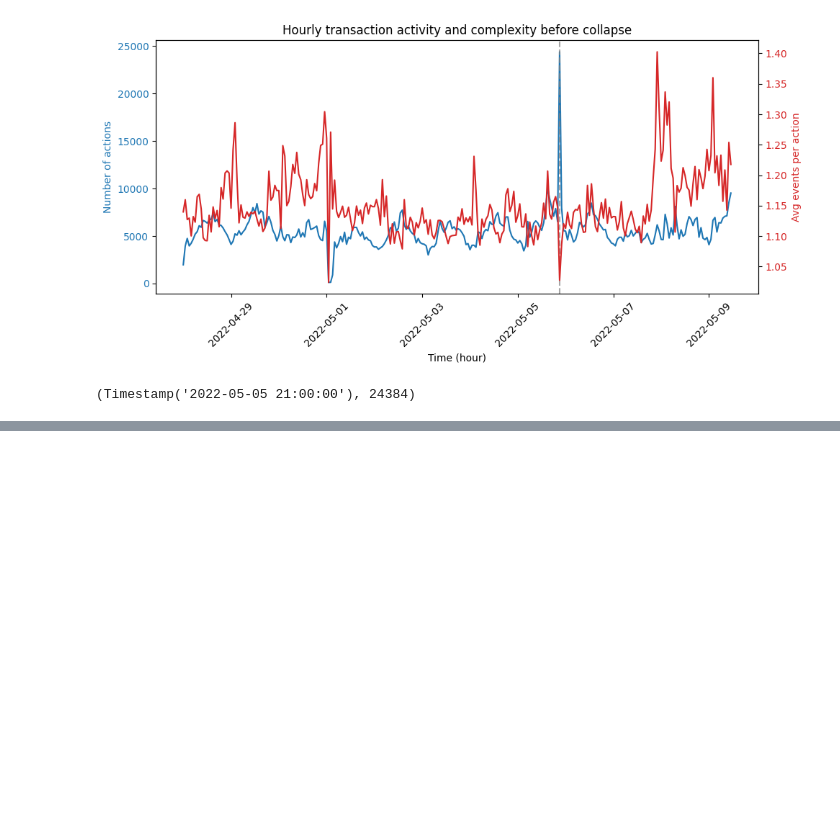
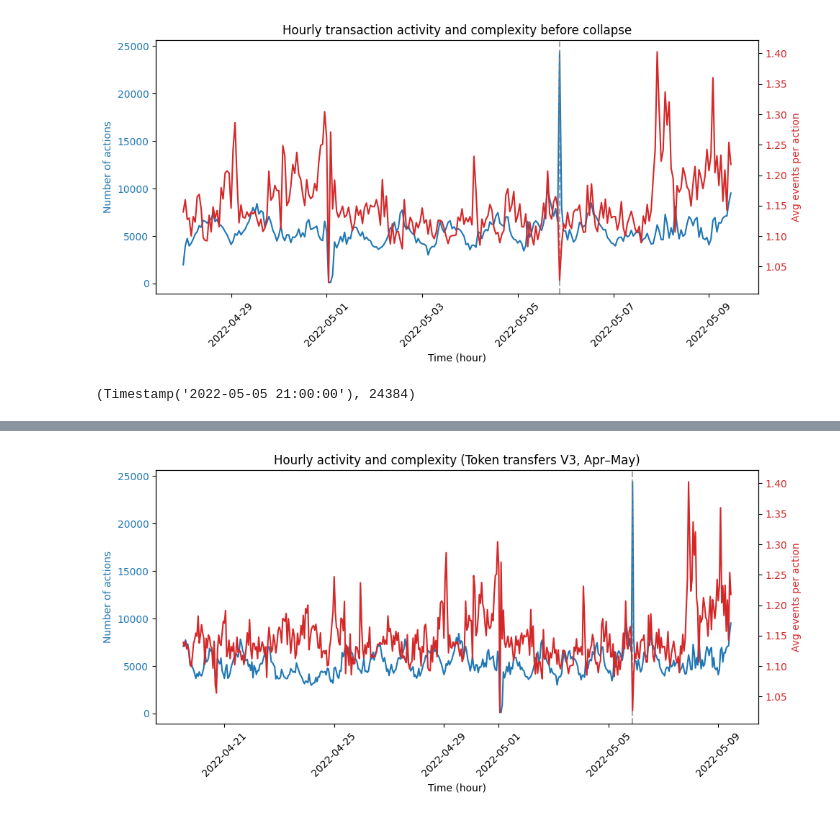
Before and after one commit to Q8yi/financial-run-dynamics-datathon, a Jupyter notebook: notebooks/kians_code.ipynb, the cells around one changed output, grey strips where cells are left out. Drawn from its saved outputs; the diff is of its cells as text; code cells hidden in the pictures; blank space fills up the shorter version.

```diff
--- a/notebooks/kians_code.ipynb
+++ b/notebooks/kians_code.ipynb
@@ -122,0 +209,41 @@ df.head()
+# %%
+subset3["hour"] = subset3["first_time"].dt.floor("h")
+
+hourly_counts3 = (
+    subset3.groupby("hour")
+            .size()
+            .rename("n_actions")
+            .reset_index()
+)
+
+hourly_complexity3 = (
+    subset3.groupby("hour")["n_events"]
+            .mean()
+            .reset_index(name="avg_events_per_action")
+)
+
+hourly3 = hourly_counts3.merge(hourly_complexity3, on="hour").sort_values("hour")
+# %%
+import matplotlib.pyplot as plt
+
+fig, ax1 = plt.subplots(figsize=(10, 5))
+
+ax1.plot(hourly3["hour"], hourly3["n_actions"], color="tab:blue", label="Number of actions")
+ax1.set_xlabel("Time (hour)")
+ax1.set_ylabel("Number of actions", color="tab:blue")
+ax1.tick_params(axis="y", labelcolor="tab:blue")
+ax1.tick_params(axis="x", rotation=45)
+
+ax2 = ax1.twinx()
+ax2.plot(hourly3["hour"], hourly3["avg_events_per_action"], color="tab:red", label="Avg events per action")
+ax2.set_ylabel("Avg events per action", color="tab:red")
+ax2.tick_params(axis="y", labelcolor="tab:red")
+
+peak_hour3 = hourly3.loc[hourly3["n_actions"].idxmax(), "hour"]
+ax1.axvline(peak_hour3, linestyle="--", color="grey", alpha=0.7)
+
+plt.title("Hourly activity and complexity (Token transfers V3, Apr–May)")
+fig.tight_layout()
+plt.show()
+# %% [output]
+[figure, added]
```
Also changed, not shown: parts of 9 cells of this notebook.
